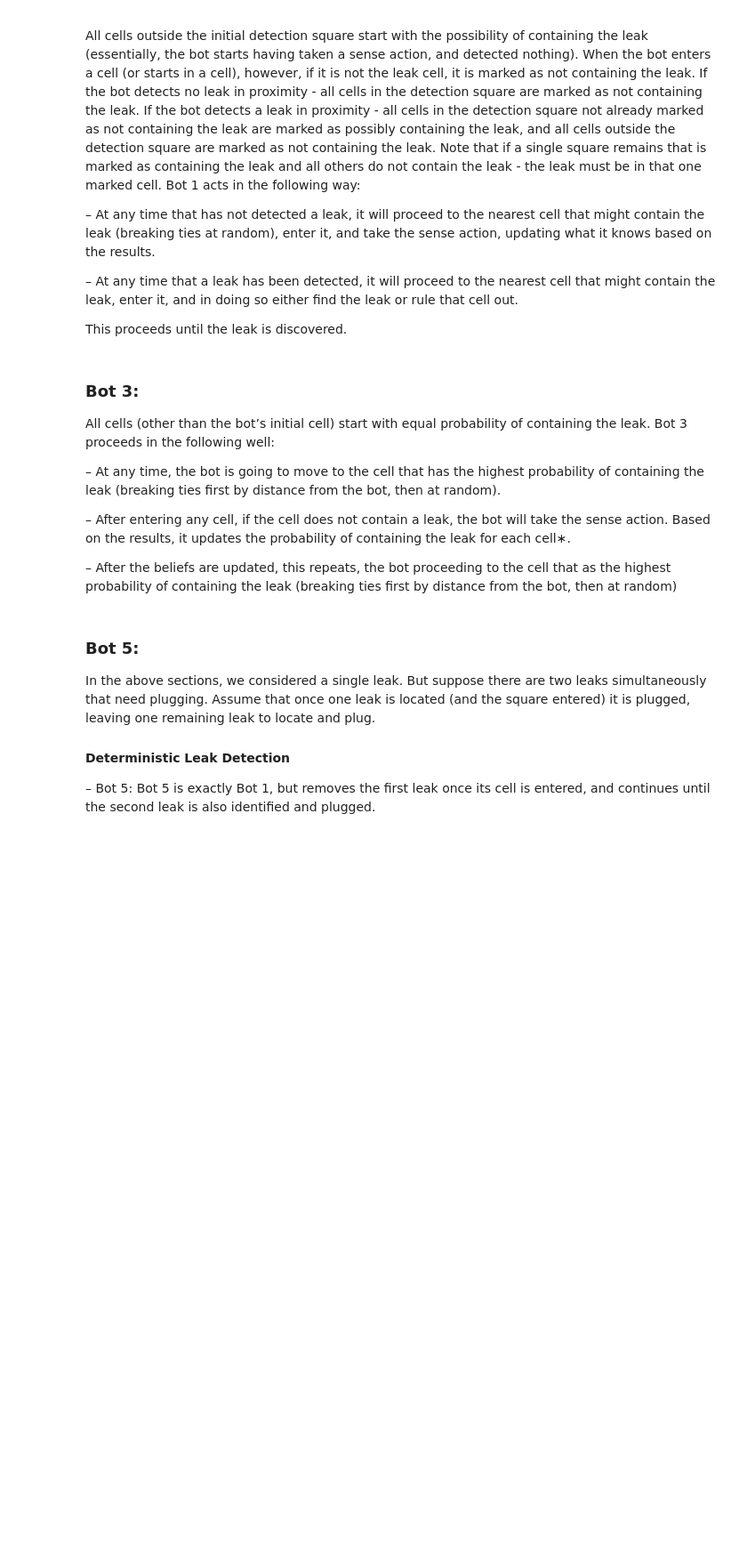
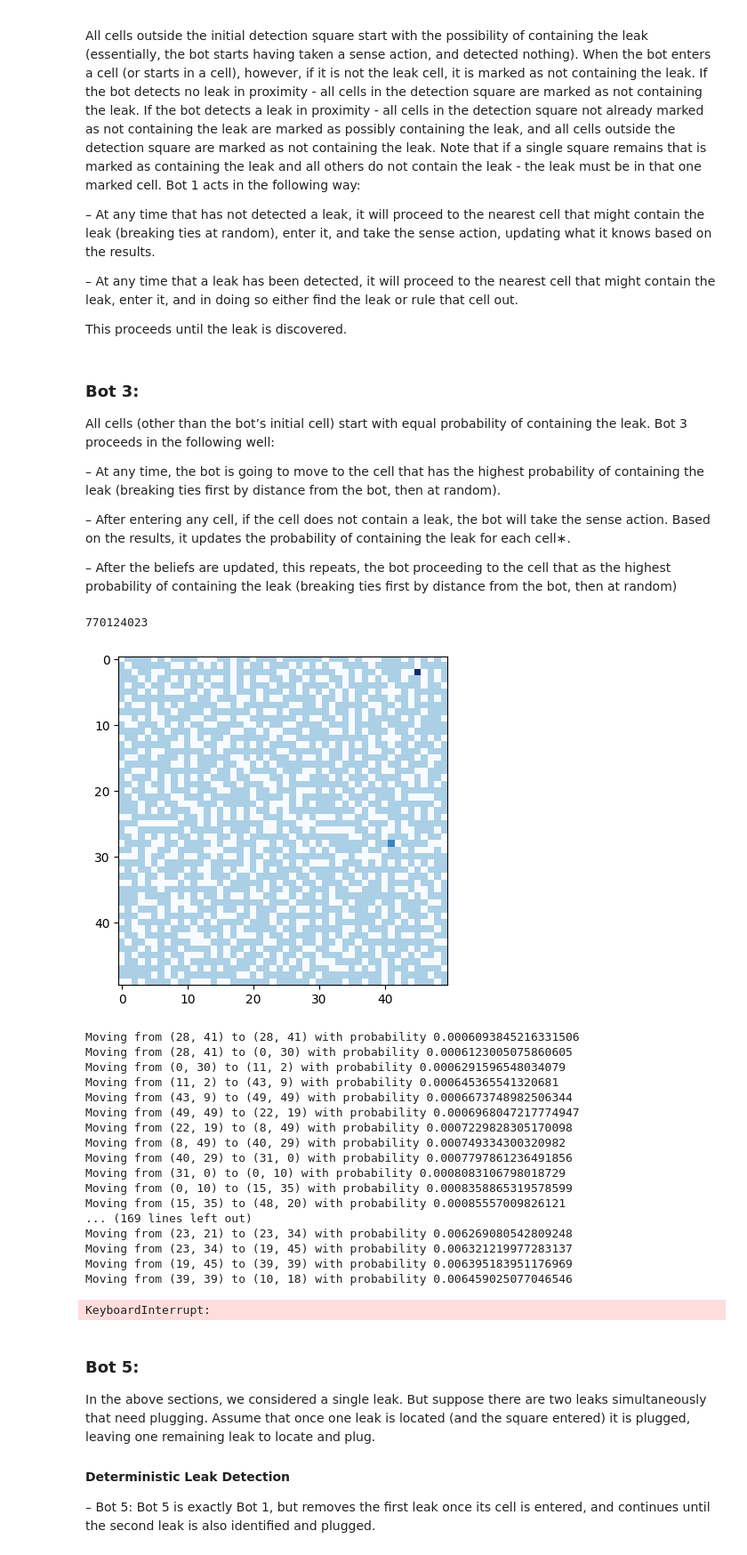
Before and after one commit to Intro-to-AI-Group/AI-Project-Two, a Jupyter notebook: src/Ship.ipynb, the cells around one changed output. Shown at 89% size. Saved outputs shown, nothing was run; the diff lists cells and outputs as text; code cells hidden in the pictures; blank space fills up the shorter version.

```diff
--- a/src/Ship.ipynb
+++ b/src/Ship.ipynb
@@ -539,6 +539,7 @@ class BotThree(ProbabilisticBot):
     def __init__(self, ship, alpha):
         super().__init__(ship)
         self.alpha = alpha
+        self.path = set()
 
     def move(self):
         """Move to the cell with the highest probability (of least distance)"""
@@ -548,10 +549,14 @@ class BotThree(ProbabilisticBot):
         path = self.bfs(self.position, best_cell)[1]
         for cell in path:
             self.position = cell
+            r, c = cell
             if cell in self.ship.initial_leaks:
                 return True
 
-            self.update_no_leak()
+            if self.prob_matrix[r][c] != 0:
+                self.update_no_leak()
+
+            self.path.add(cell)
             self.timestep += 1
 
         return False
@@ -569,7 +574,7 @@ class BotThree(ProbabilisticBot):
 
             reached_end = self.move()
             prob_sum = self.verify_probability()
-            print(prob_sum)
+            #print(prob_sum)
 
             if reached_end:
                 success = True
@@ -628,10 +633,35 @@ class BotThree(ProbabilisticBot):
 
         return total
 # %%
-ship = Ship()
-bot = BotThree(ship, 2)
+seed = random.randint(0, 1000000000)
+ship = Ship(seed = seed)
+print(seed)
+bot = BotThree(ship, 1)
 ship.display(bot.position)
-bot.simulate()
+success, path, steps = bot.simulate()
+ship.display(list(path))
+steps
+# %% [output]
+770124023
+[figure, added]
+Moving from (28, 41) to (28, 41) with probability 0.0006093845216331506
+Moving from (28, 41) to (0, 30) with probability 0.0006123005075860605
+Moving from (0, 30) to (11, 2) with probability 0.0006291596548034079
+Moving from (11, 2) to (43, 9) with probability 0.000645365541320681
+Moving from (43, 9) to (49, 49) with probability 0.0006673748982506344
+Moving from (49, 49) to (22, 19) with probability 0.0006968047217774947
+Moving from (22, 19) to (8, 49) with probability 0.0007229828305170098
+Moving from (8, 49) to (40, 29) with probability 0.000749334300320982
+Moving from (40, 29) to (31, 0) with probability 0.0007797861236491856
+Moving from (31, 0) to (0, 10) with probability 0.0008083106798018729
+Moving from (0, 10) to (15, 35) with probability 0.0008358865319578599
+Moving from (15, 35) to (48, 20) with probability 0.00085557009826121
+... (169 lines left out)
+Moving from (23, 21) to (23, 34) with probability 0.006269080542809248
+Moving from (23, 34) to (19, 45) with probability 0.006321219977283137
+Moving from (19, 45) to (39, 39) with probability 0.006395183951176969
+Moving from (39, 39) to (10, 18) with probability 0.006459025077046546
+KeyboardInterrupt:
 # %%
 total = 0
 for i in np.random.randint(low=0, high=1000000000, size=100):
```
Also changed, not shown: parts of 1 cell of this notebook.
